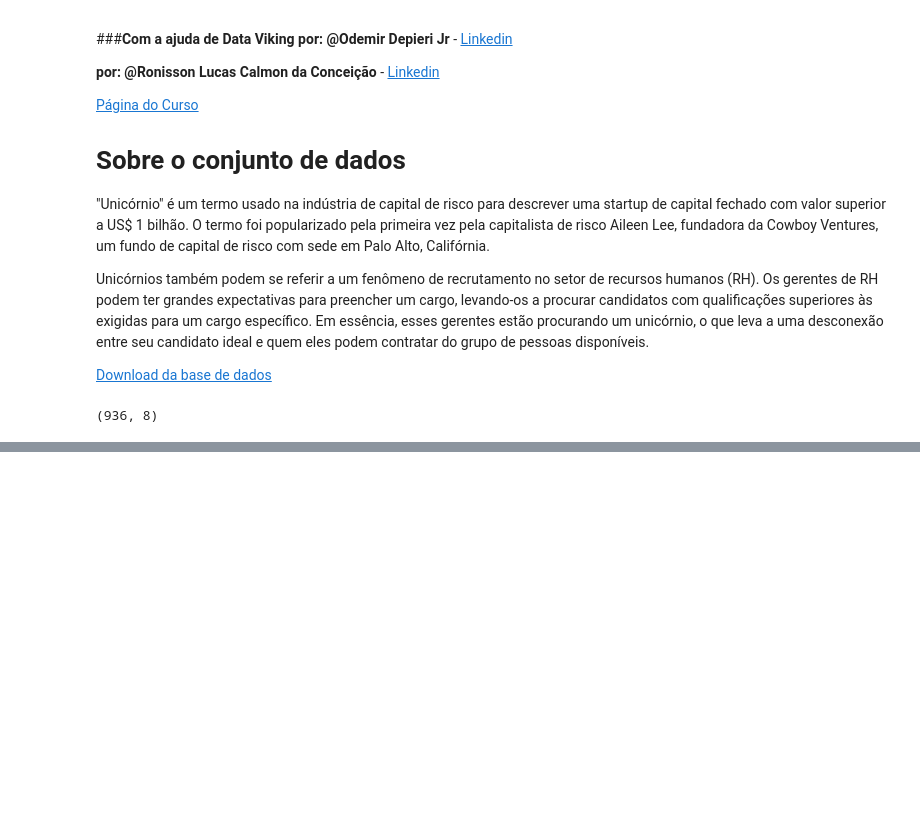
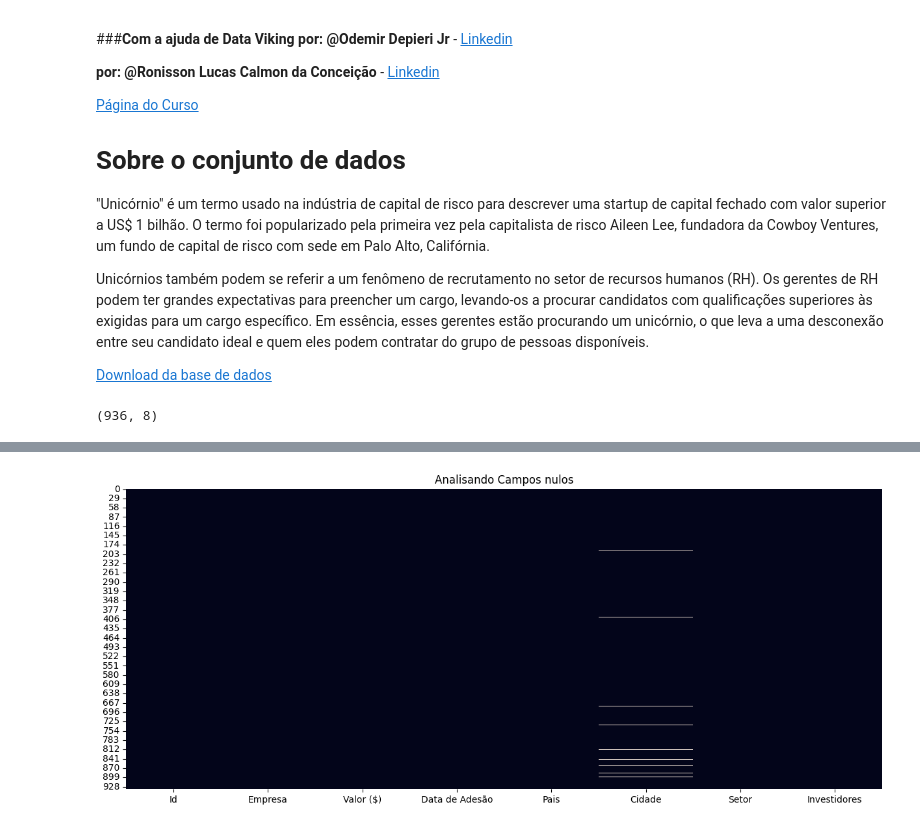
Before and after one commit to FabioHenriqueJ/Projeto-1-Unicornios, a Jupyter notebook: Projeto_1(Unicornios).ipynb, the cells around one changed output, grey strips where cells are left out. Cells and saved outputs as stored; diff of their text form; code cells hidden in the pictures; blank space fills up the shorter version.

```diff
--- a/Projeto_1(Unicornios).ipynb
+++ b/Projeto_1(Unicornios).ipynb
@@ -41,0 +48,11 @@ Base_Dados.head()
+# %%
+# Renomear
+Base_Dados.rename(columns={'Unnamed: 0': 'Id',
+                           'Company': 'Empresa',
+                           'Valuation ($B)': 'Valor ($)',
+                           'Date Joined': 'Data de Adesão',
+                           'Country' : 'Pais',
+                           'City' : 'Cidade',
+                           'Industry' : 'Setor',
+                           'Select Investors' : 'Investidores',
+                           }, inplace=True)
@@ -41,0 +91,7 @@ Base_Dados.head()
+# %%
+# Grafica
+plt.figure( figsize=(15,6) )
+plt.title('Analisando Campos nulos')
+sns.heatmap( Base_Dados.isnull(), cbar=False);  #cbar usar pra tirar campo do lado
+# %% [output]
+[figure, added]
```
Also changed, not shown: parts of 20 cells of this notebook.
